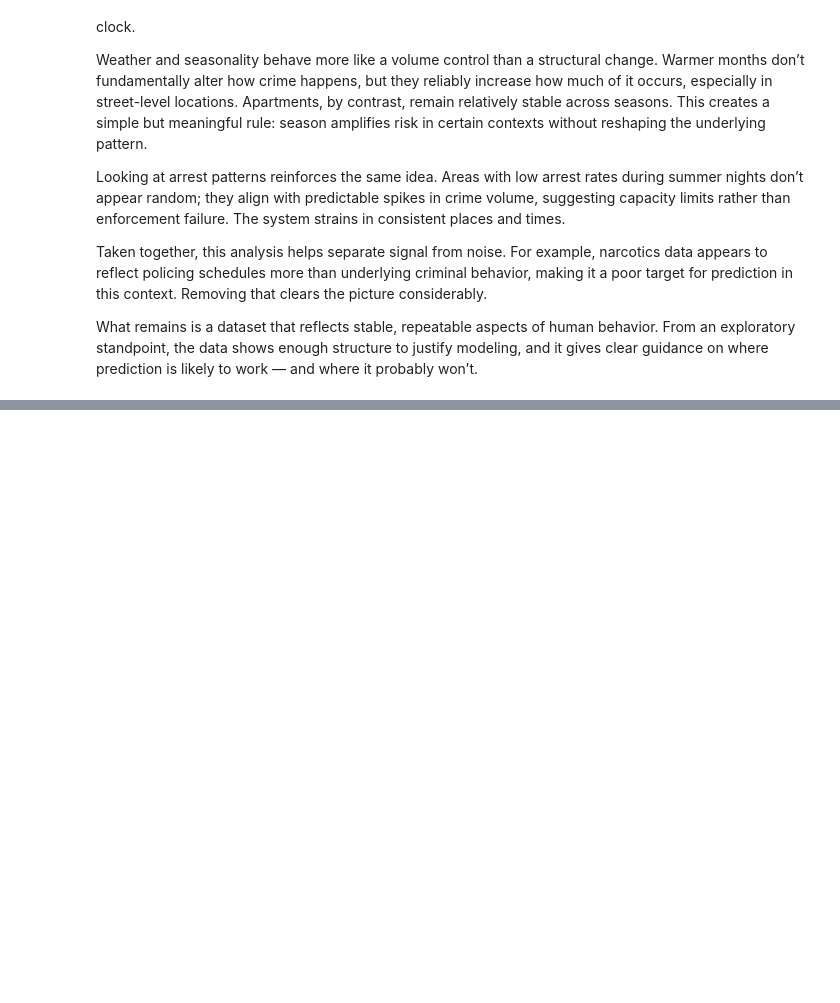
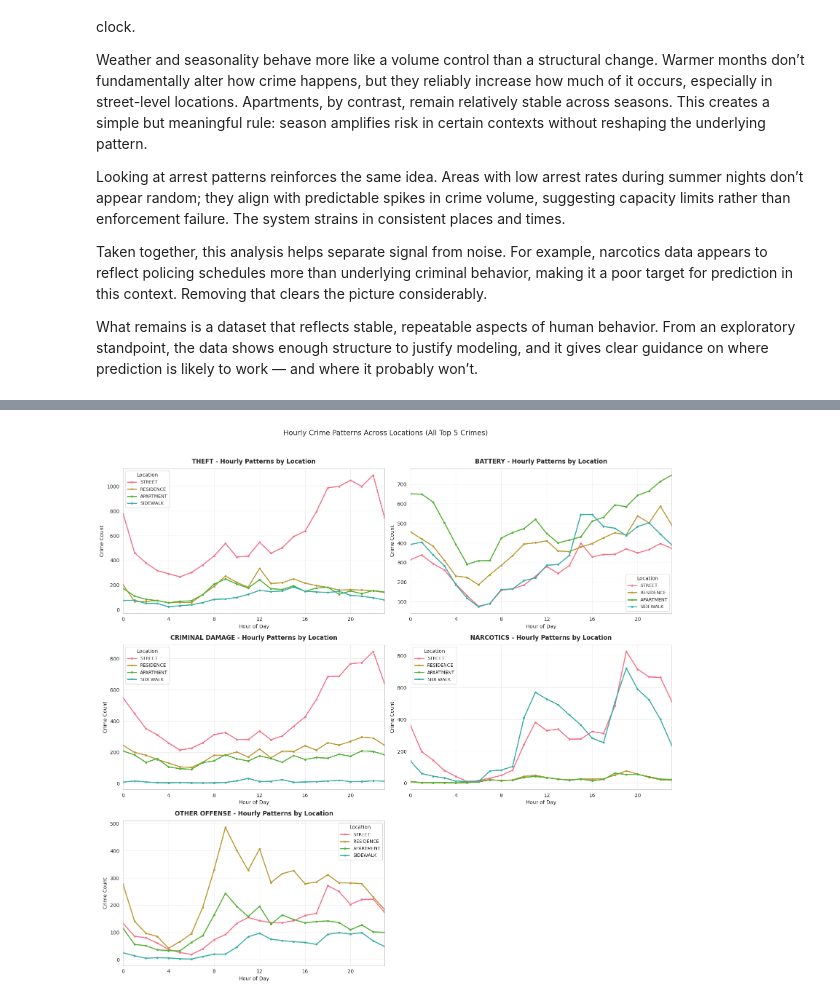
Before and after one commit to Andria-colab/DataGuard, a Jupyter notebook: notebooks/03_eda_visualization.ipynb, the cells around one changed output, grey strips where cells are left out. Cells and saved outputs as stored; diff of their text form; code cells hidden in the pictures; blank space fills up the shorter version.

```diff
--- a/notebooks/03_eda_visualization.ipynb
+++ b/notebooks/03_eda_visualization.ipynb
@@ -244,0 +455,43 @@ What remains is a dataset that reflects stable, repeatable aspects of human beha
+# %%
+top_crimes_all = ['THEFT', 'BATTERY', 'CRIMINAL DAMAGE', 'NARCOTICS', 'OTHER OFFENSE']
+top_locations = data['Location Description'].value_counts().head(4).index.tolist()
+
+filtered_data = data[
+    data['Primary Type'].isin(top_crimes_all) &
+    data['Location Description'].isin(top_locations)
+]
+
+location_hourly = filtered_data.groupby(
+    ['Primary Type', 'Location Description', 'Hour']
+).size().reset_index(name='Count')
+
+fig, axes = plt.subplots(3, 2, figsize=(16, 15))  # 3 rows, 2 columns
+axes = axes.flatten()
+
+for idx, crime in enumerate(top_crimes_all):
+    ax = axes[idx]
+
+    crime_data = location_hourly[location_hourly['Primary Type'] == crime]
+
+    for location in top_locations:
+        loc_data = crime_data[crime_data['Location Description'] == location]
+        if not loc_data.empty:
+            ax.plot(loc_data['Hour'], loc_data['Count'],
+                    label=location, linewidth=2, marker='o', markersize=3)
+
+    ax.set_title(f'{crime} - Hourly Patterns by Location', fontsize=12, fontweight='bold', pad=10)
+    ax.set_xlabel('Hour of Day', fontsize=10)
+    ax.set_ylabel('Crime Count', fontsize=10)
+    ax.legend(fontsize=9, title='Location', title_fontsize=10)
+    ax.grid(True, alpha=0.3)
+    ax.set_xlim(0, 23)
+    ax.set_xticks(range(0, 24, 4))
+
+if len(top_crimes_all) < 6:
+    axes[-1].set_visible(False)
+
+plt.suptitle('Hourly Crime Patterns Across Locations (All Top 5 Crimes)', fontsize=14, y=1.02)
+plt.tight_layout()
+plt.show()
+# %% [output]
+[figure, added]
```
Also changed, not shown: parts of 25 cells of this notebook.
